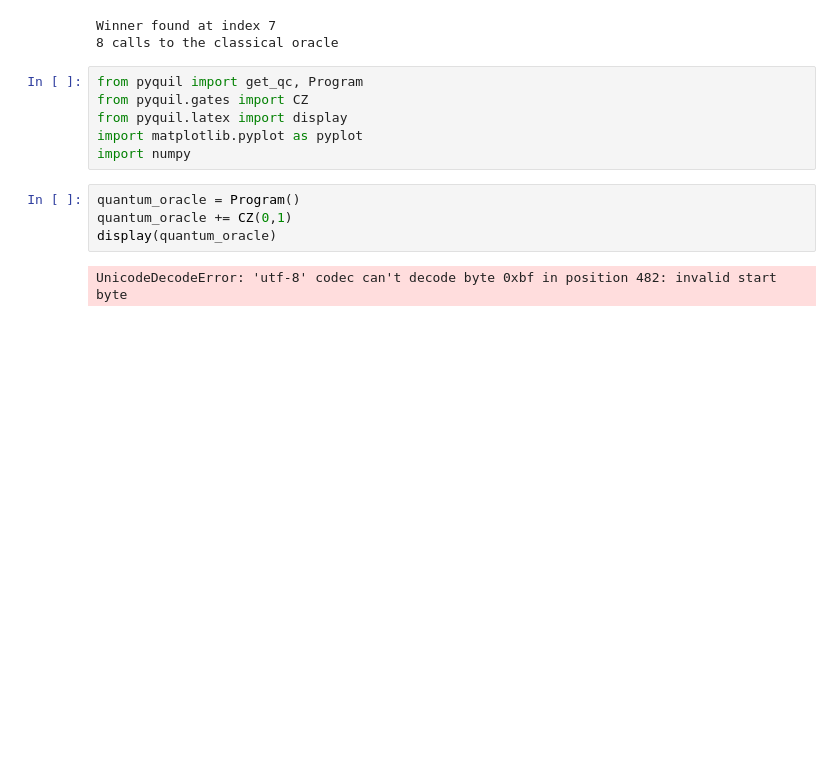
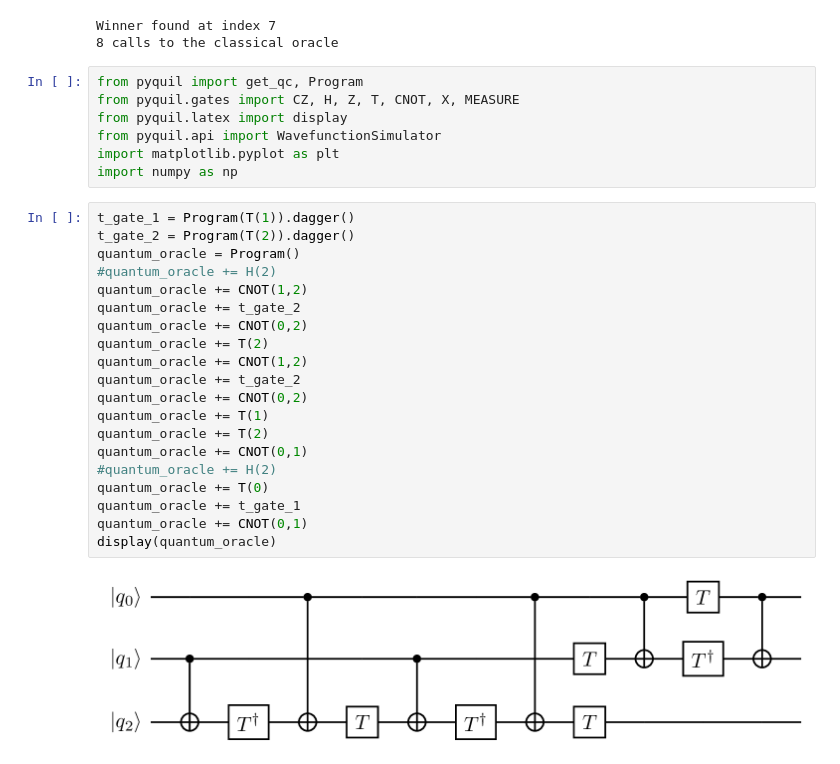
Before and after one commit to nvoitek/QC, a Jupyter notebook: Grovers/grovers-algorithm.ipynb, the cells around one changed output. Cells and saved outputs as stored; diff of their text form; blank space fills up the shorter version.

```diff
--- a/Grovers/grovers-algorithm.ipynb
+++ b/Grovers/grovers-algorithm.ipynb
@@ -19,13 +19,30 @@ Winner found at index 7
 8 calls to the classical oracle
 # %%
 from pyquil import get_qc, Program
-from pyquil.gates import CZ
+from pyquil.gates import CZ, H, Z, T, CNOT, X, MEASURE
 from pyquil.latex import display
-import matplotlib.pyplot as pyplot
-import numpy
+from pyquil.api import WavefunctionSimulator
+import matplotlib.pyplot as plt
+import numpy as np
-# %%
-quantum_oracle = Program()
-quantum_oracle += CZ(0,1)
-display(quantum_oracle)
-# %% [output]
-UnicodeDecodeError: 'utf-8' codec can't decode byte 0xbf in position 482: invalid start byte
+# %%
+t_gate_1 = Program(T(1)).dagger()
+t_gate_2 = Program(T(2)).dagger()
+quantum_oracle = Program()
+#quantum_oracle += H(2)
+quantum_oracle += CNOT(1,2)
+quantum_oracle += t_gate_2
+quantum_oracle += CNOT(0,2)
+quantum_oracle += T(2)
+quantum_oracle += CNOT(1,2)
+quantum_oracle += t_gate_2
+quantum_oracle += CNOT(0,2)
+quantum_oracle += T(1)
+quantum_oracle += T(2)
+quantum_oracle += CNOT(0,1)
+#quantum_oracle += H(2)
+quantum_oracle += T(0)
+quantum_oracle += t_gate_1
+quantum_oracle += CNOT(0,1)
+display(quantum_oracle)
+# %% [output]
+[figure, added]
```
Also changed, not shown: parts of 5 cells of this notebook, 2 other files.
